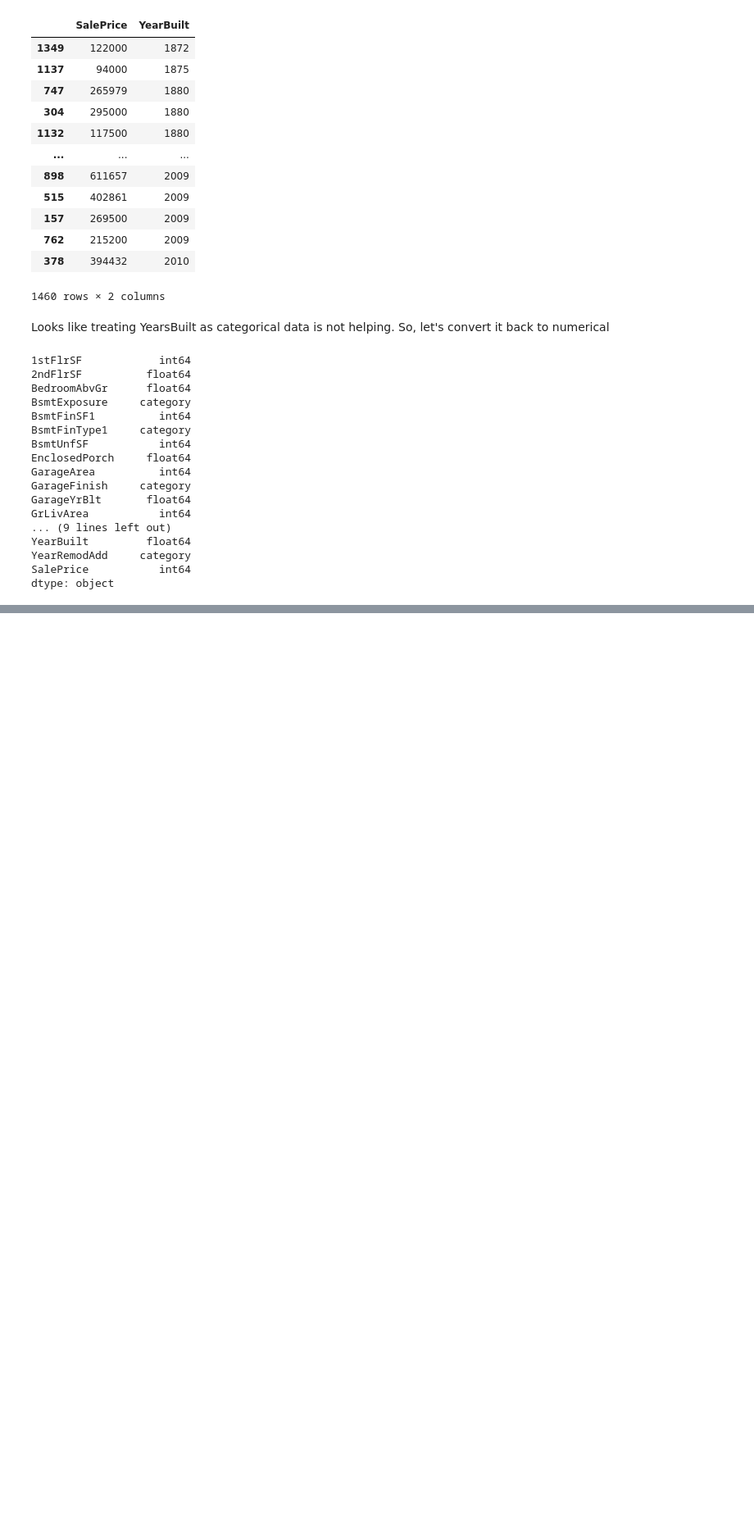
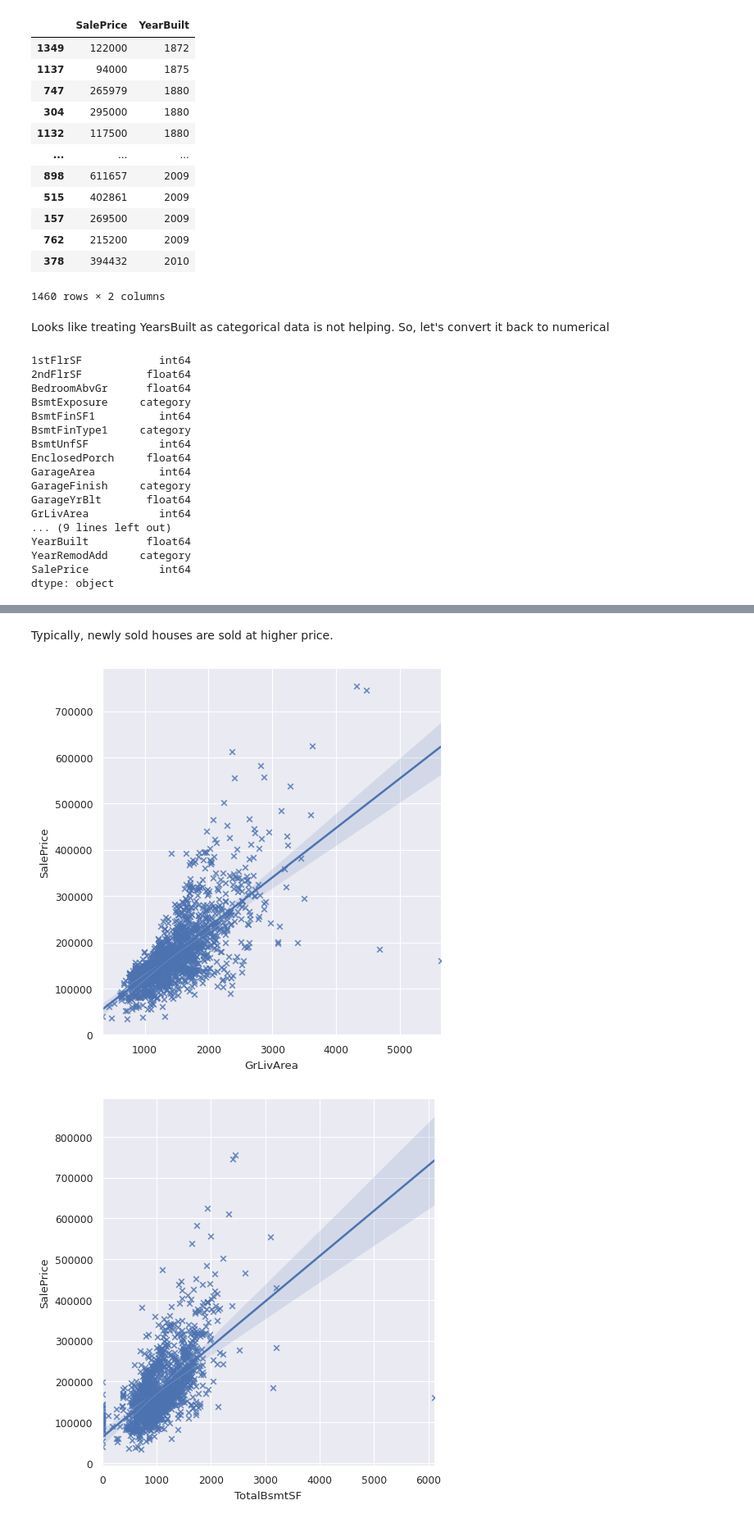
Before and after one commit to ysgurjar/pp5_project_heritage_housing, a Jupyter notebook: jupyter_notebooks/02.data_profiling.ipynb, the cells around one changed output, grey strips where cells are left out. Shown at 82% size. Drawn from its saved outputs; the diff is of its cells as text; code cells hidden in the pictures; blank space fills up the shorter version.

```diff
--- a/jupyter_notebooks/02.data_profiling.ipynb
+++ b/jupyter_notebooks/02.data_profiling.ipynb
@@ -388,0 +460,13 @@ array([1870, 1880, 1890, 1900, 1910, 1920, 1930, 1940, 1950, 1960, 1970,
+# %% [markdown]
+Typically, newly sold houses are sold at higher price.
+# %%
+dataset_cols=['GrLivArea','TotalBsmtSF','1stFlrSF','GarageArea','GarageYrBlt']
+
+for col in dataset_cols:
+    sns.set_theme()
+    sns.set_context('paper')
+    sns.lmplot(data=df,x=col, y="SalePrice",markers='x')
+    print('\n')
+# %% [output]
+[figure, added]
+[figure, added]
```
Also changed, not shown: parts of 17 cells of this notebook, 1 other file.
